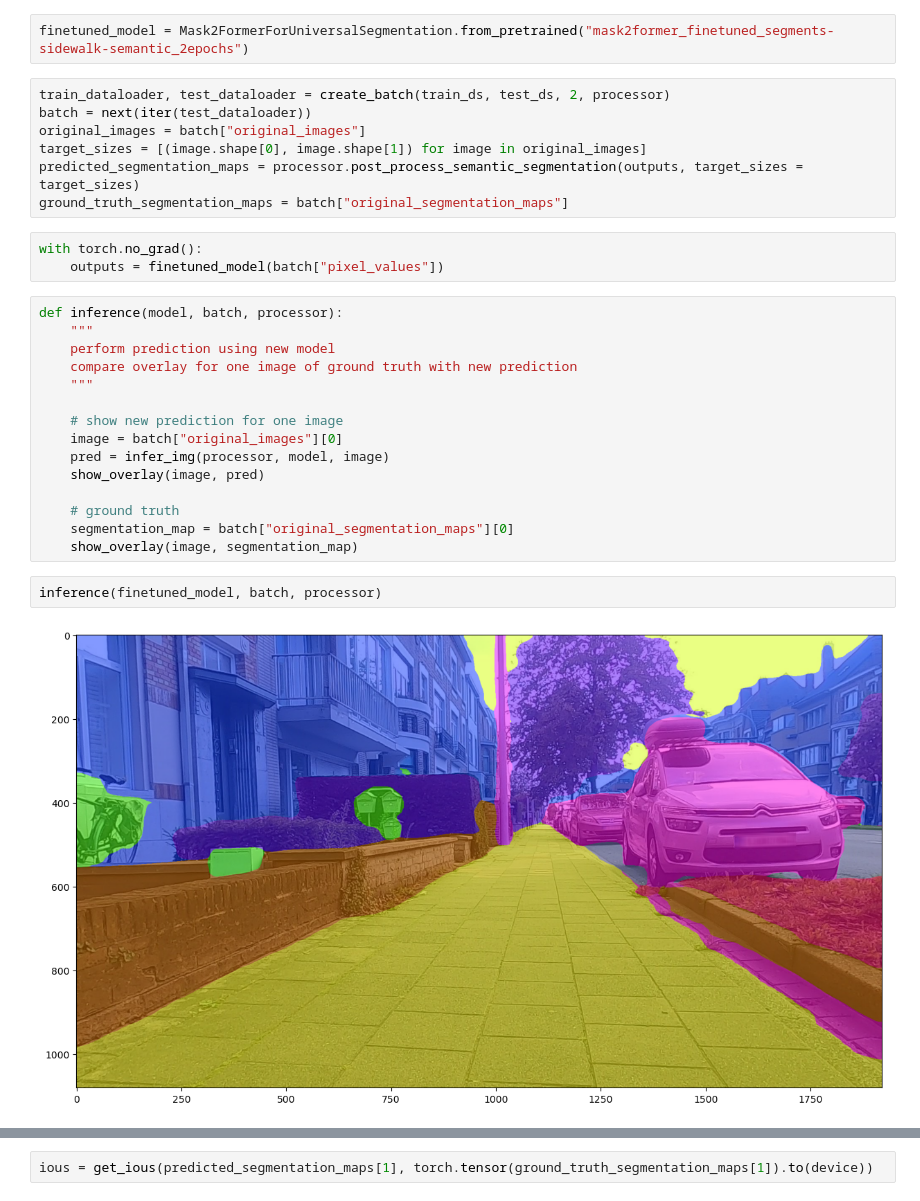
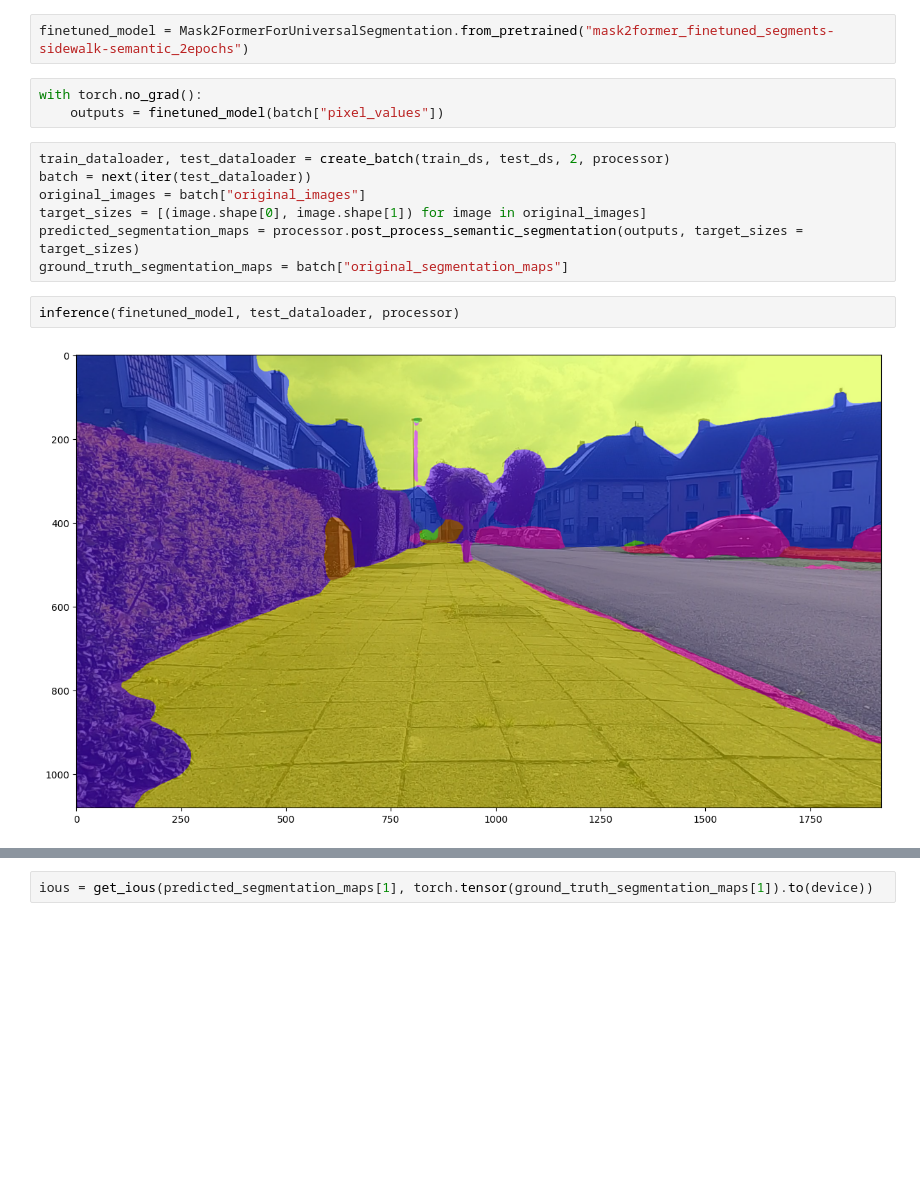
Before and after one commit to JuliaPutz/DeepLearning_group4, a Jupyter notebook: A3/experiments.ipynb, the cells around one changed output, grey strips where cells are left out. Cells and saved outputs as stored; diff of their text form; blank space fills up the shorter version.

```diff
--- a/A3/experiments.ipynb
+++ b/A3/experiments.ipynb
@@ -168,5 +177,8 @@ Args:
 # %%
 finetuned_model = Mask2FormerForUniversalSegmentation.from_pretrained("mask2former_finetuned_segments-sidewalk-semantic_2epochs")
+# %%
+with torch.no_grad():
+    outputs = finetuned_model(batch["pixel_values"])
 # %%
 train_dataloader, test_dataloader = create_batch(train_ds, test_ds, 2, processor)
 batch = next(iter(test_dataloader))
@@ -174,25 +186,7 @@ original_images = batch["original_images"]
 target_sizes = [(image.shape[0], image.shape[1]) for image in original_images]
 predicted_segmentation_maps = processor.post_process_semantic_segmentation(outputs, target_sizes = target_sizes)
 ground_truth_segmentation_maps = batch["original_segmentation_maps"]
-# %%
-with torch.no_grad():
-    outputs = finetuned_model(batch["pixel_values"])
-# %%
-def inference(model, batch, processor):
-    """
-    perform prediction using new model
-    compare overlay for one image of ground truth with new prediction
-    """
-
-    # show new prediction for one image
-    image = batch["original_images"][0]
-    pred = infer_img(processor, model, image)
-    show_overlay(image, pred)
-
-    # ground truth
-    segmentation_map = batch["original_segmentation_maps"][0]
-    show_overlay(image, segmentation_map)
 # %%
-inference(finetuned_model, batch, processor)
+inference(finetuned_model, test_dataloader, processor)
 # %% [output]
-[figure, old version]
+[figure, new version]
```
Also changed, not shown: parts of 15 cells of this notebook.
